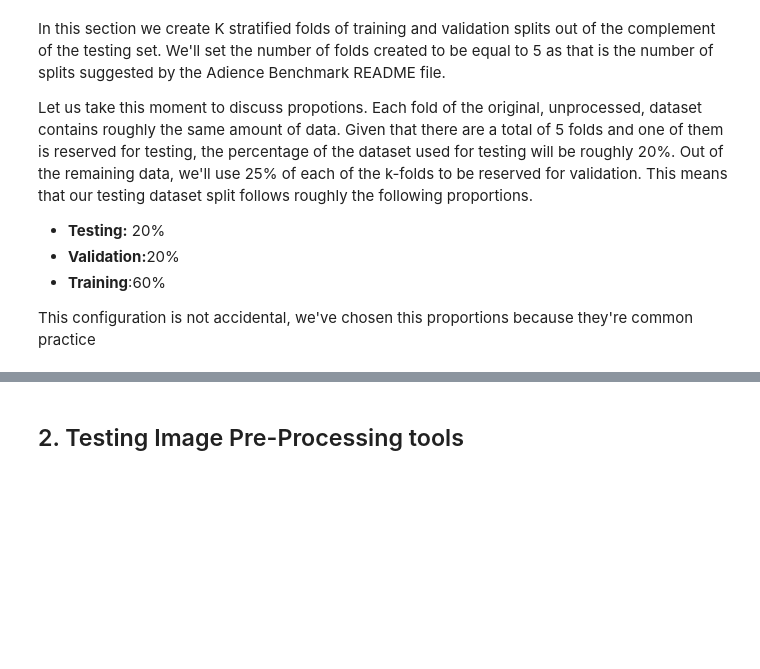
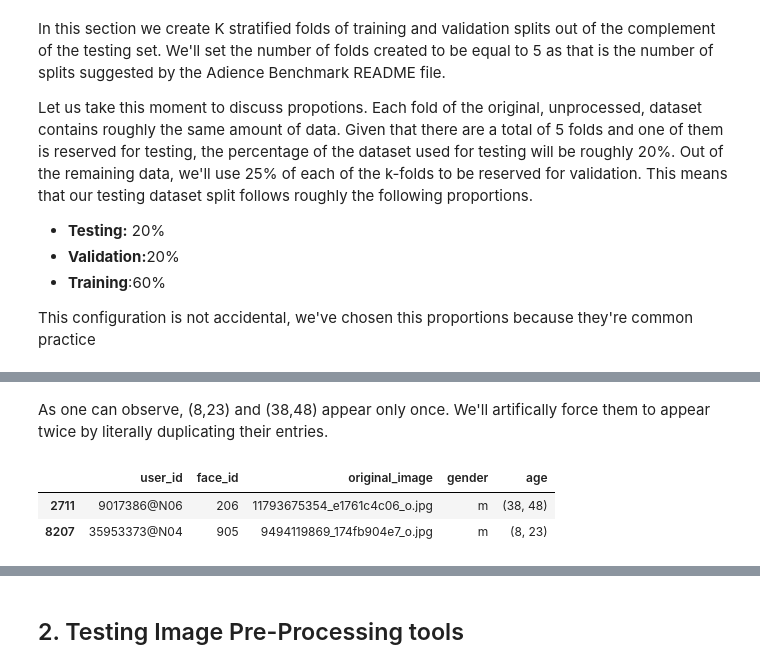
Before and after one commit to davidmrdavid/demographics_net, a Jupyter notebook: src/notebooks/Splitting the Data.ipynb, the cells around one changed output, grey strips where cells are left out. Saved outputs shown, nothing was run; the diff lists cells and outputs as text; code cells hidden in the pictures; blank space fills up the shorter version.

```diff
--- a/src/notebooks/Splitting the Data.ipynb
+++ b/src/notebooks/Splitting the Data.ipynb
@@ -414,0 +410,10 @@ sss = StratifiedShuffleSplit(n_splits=num_splits, test_size=validation_prop, ran
+# %% [markdown]
+As one can observe, (8,23) and (38,48) appear only once. We'll artifically force them to appear twice by literally duplicating their entries.
+# %%
+query1 = trvl_meta["age"] == "(8, 23)"
+query2 = trvl_meta["age"] == "(38, 48)"
+trvl_meta[query1 | query2]
+# %% [output]
+|  | user_id | face_id | original_image | gender | age |
+| 2711 | 9017386@N06 | 206 | 11793675354_e1761c4c06_o.jpg | m | (38, 48) |
+| 8207 | 35953373@N04 | 905 | 9494119869_174fb904e7_o.jpg | m | (8, 23) |
```
Also changed, not shown: parts of 37 cells of this notebook.
